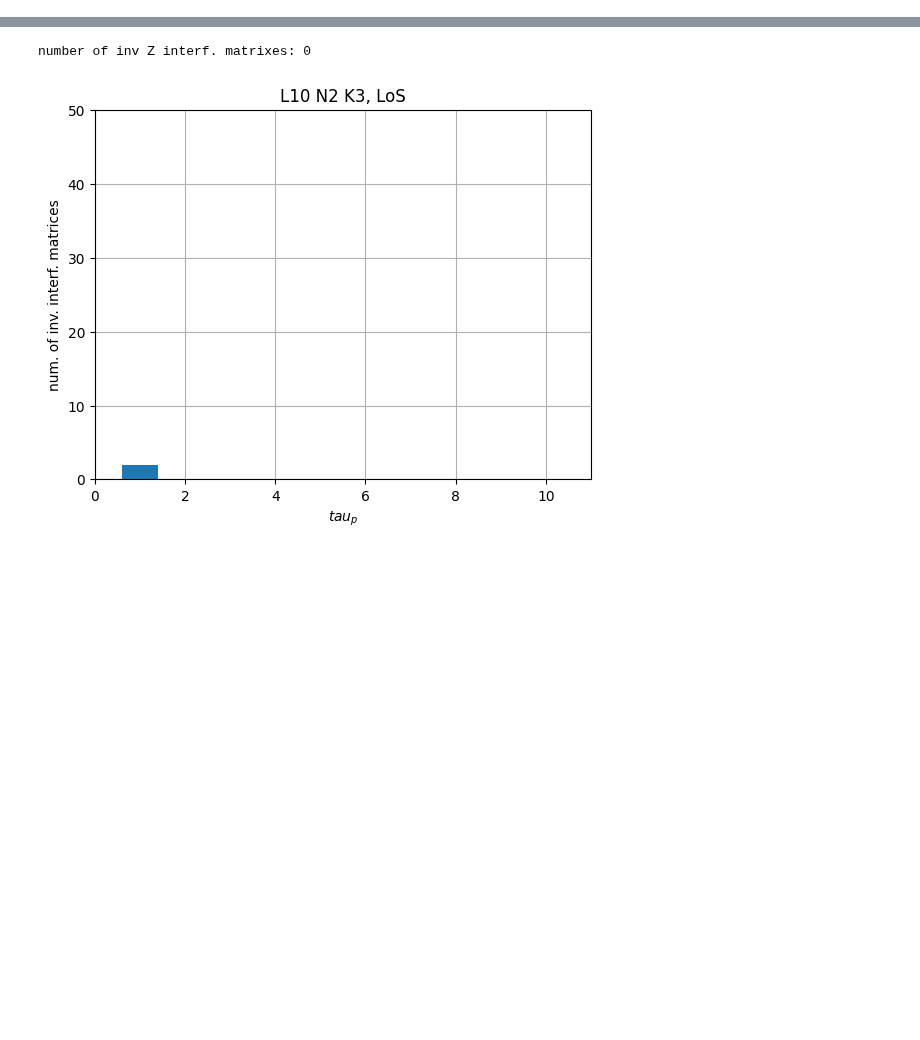
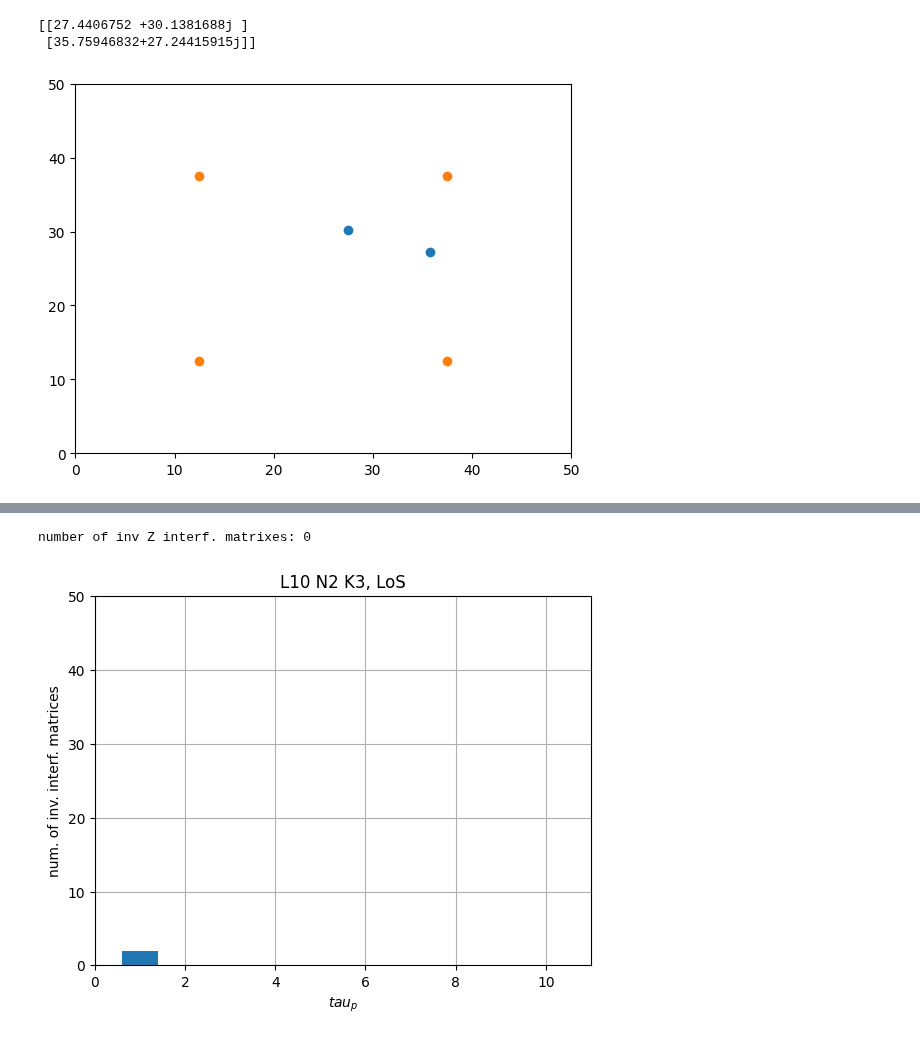
Before and after one commit to isabel-vs/masterthesis, a Jupyter notebook: sinr_region.ipynb, the cells around one changed output, grey strips where cells are left out. Saved outputs shown, nothing was run; the diff lists cells and outputs as text; code cells hidden in the pictures; blank space fills up the shorter version.

```diff
--- a/sinr_region.ipynb
+++ b/sinr_region.ipynb
@@ -9,28 +1,57 @@ import time
 # %%
+import numpy as np
+import matplotlib.pyplot as plt
+import toolbox as funcs
+import os
+import pickle
+import scipy.io
+import time
+
 network_params = {"realizations": 1000  #(200 originally) small scale realizations  (Critical : should be a large value if large number APs and UEs are used)
                     , "tau_c": 200 # total samples in coherence block
                     , "tau_p": 2  # samples for pilots
                     , "p_k": 100  # uplink max power (mW)
                                      }
 
 area_params = {"delta_h": 10 # height difference
-                    , "area": 500  # lxl Service Area
-                    , "bandwidth": 100e6
-                    , "L": 1  # APs
-                    , "N": 1  # antennas per AP
+                    , "area": 50  # lxl Service Area
+                    , "bandwidth": 20e6
+                    , "L": 4  # APs
+                    , "N": 2  # antennas per AP
                     , "K": 2  # UEs
                     , "carrier_frequency": 2000  # carrier frequency (MHz)
                     , "sigma_sf_los": 8  # Shadow fading LoS (dB)
                     , "AP_pos_rand": False
                                      }
 
 sim_params = {"setups": 100000,
                      "batch":network_params["realizations"],
                      "v":-1,
                      "d": 0,   #rician factor (0: no LoS component)
                      "norm_type" : np.inf,
-                     "tests" :1
+                     "tests" :50
                     }
+
+area_block = funcs.create_areas(area_params, sim_params["tests"])
+K = area_params["K"]
+
+area = area_params["area"]
+
+(R_block, B_block, HMean_block, kappa_block, UEpos_block, APpos_block) = area_block
+i=0
+UEpos = UEpos_block[i,:,:]
+APpos = APpos_block[i,:,:]
+fig = plt.figure()
+ax = fig.add_subplot()
+ax.scatter(np.real(UEpos), np.imag(UEpos))
+ax.scatter(np.real(APpos), np.imag(APpos))
+ax.set_xlim(0, area)
+ax.set_ylim(0, area)
+print(UEpos)
+# %% [output]
+[[27.4406752 +30.1381688j ]
+ [35.75946832+27.24415915j]]
+[figure, added]
 # %%
 L = area_params["L"]
 N = area_params["N"]
```
Also changed, not shown: parts of 5 cells of this notebook, 24 other files.
